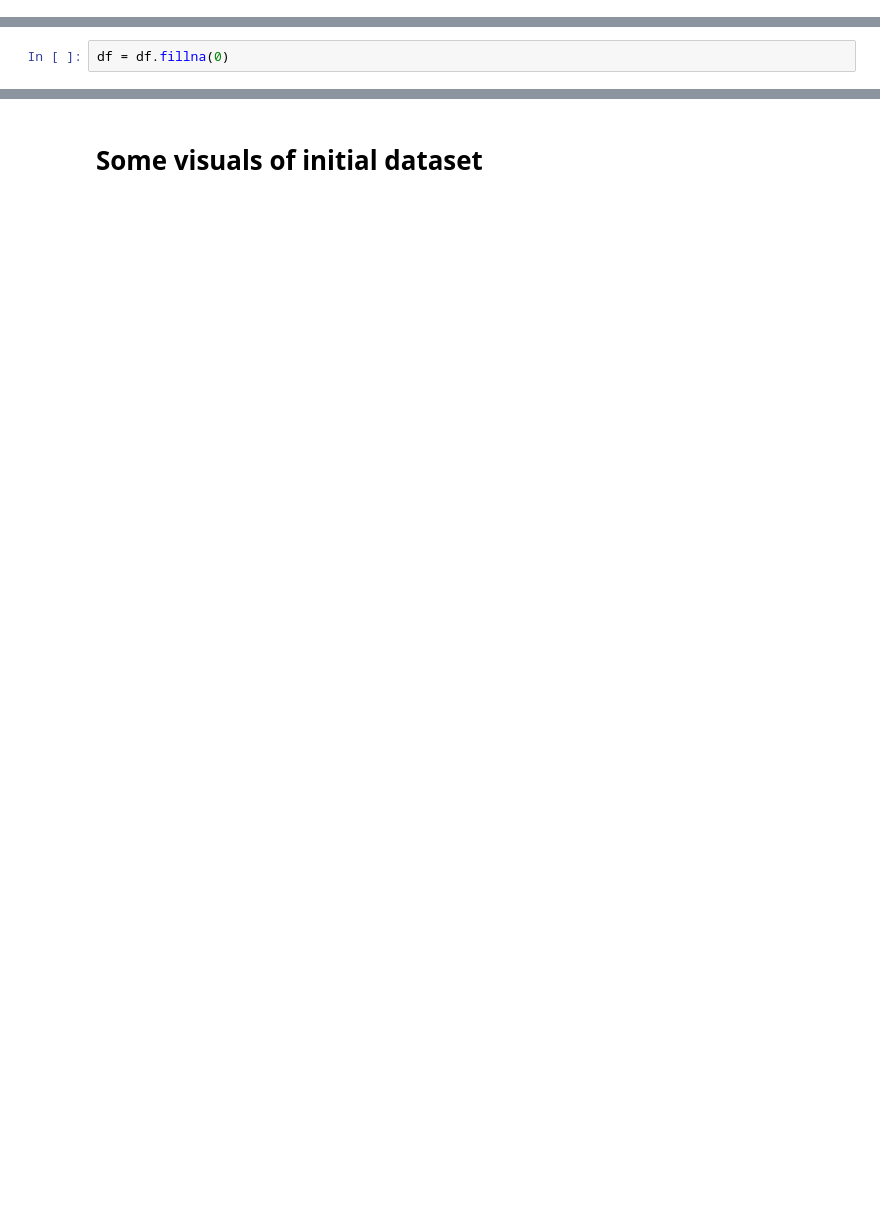
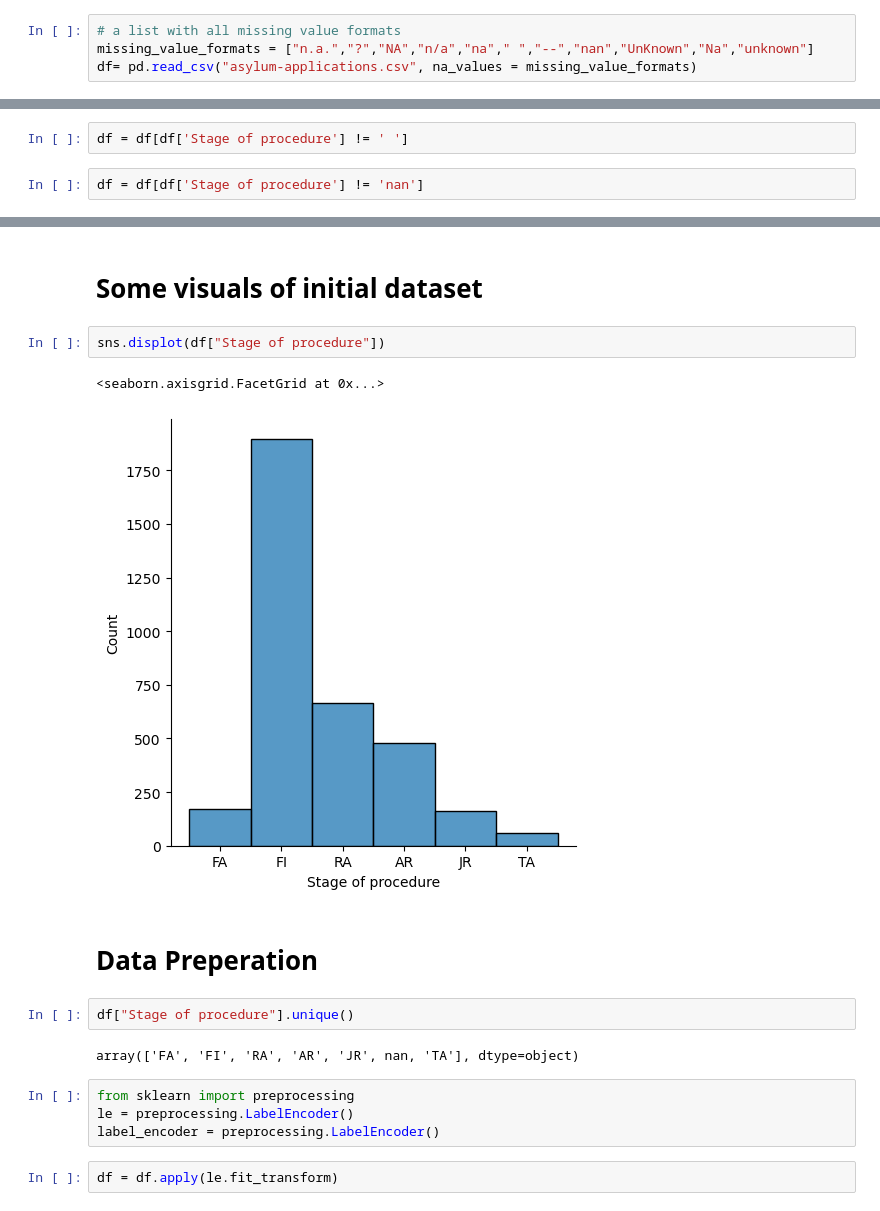
Before and after one commit to RodneyWardle2023/CapstoneProjectCA2RodneyWardle-SBS23057, a Jupyter notebook: CapstoneProjectCA2-CODE-RodneyWardle-SBS23057.ipynb, the cells around one changed output, grey strips where cells are left out. Saved outputs shown, nothing was run; the diff lists cells and outputs as text; blank space fills up the shorter version.

```diff
--- a/CapstoneProjectCA2-CODE-RodneyWardle-SBS23057.ipynb
+++ b/CapstoneProjectCA2-CODE-RodneyWardle-SBS23057.ipynb
@@ -132,0 +154,4 @@ df = pd.read_csv("asylum-applications.csv", na_values = missing_value_formats)
+# %%
+# a list with all missing value formats
+missing_value_formats = ["n.a.","?","NA","n/a","na"," ","--","nan","UnKnown","Na","unknown"]
+df= pd.read_csv("asylum-applications.csv", na_values = missing_value_formats)
@@ -153,5 +194,7 @@ df = df.dropna(axis = 1, how ='all')
 # %%
-df = df.fillna(0)
+df = df[df['Stage of procedure'] != ' ']
+# %%
+df = df[df['Stage of procedure'] != 'nan']
 # %%
 df.isnull().sum()
 # %% [output]
@@ -168,3 +211,20 @@ applied                    0
 dtype: int64
 # %% [markdown]
 # Some visuals of initial dataset
+# %%
+sns.displot(df["Stage of procedure"])
+# %% [output]
+<seaborn.axisgrid.FacetGrid at 0x...>
+[figure, added]
+# %% [markdown]
+# Data Preperation
+# %%
+df["Stage of procedure"].unique()
+# %% [output]
+array(['FA', 'FI', 'RA', 'AR', 'JR', nan, 'TA'], dtype=object)
+# %%
+from sklearn import preprocessing
+le = preprocessing.LabelEncoder()
+label_encoder = preprocessing.LabelEncoder()
+# %%
+df = df.apply(le.fit_transform)
```
Also changed, not shown: parts of 15 cells of this notebook.
